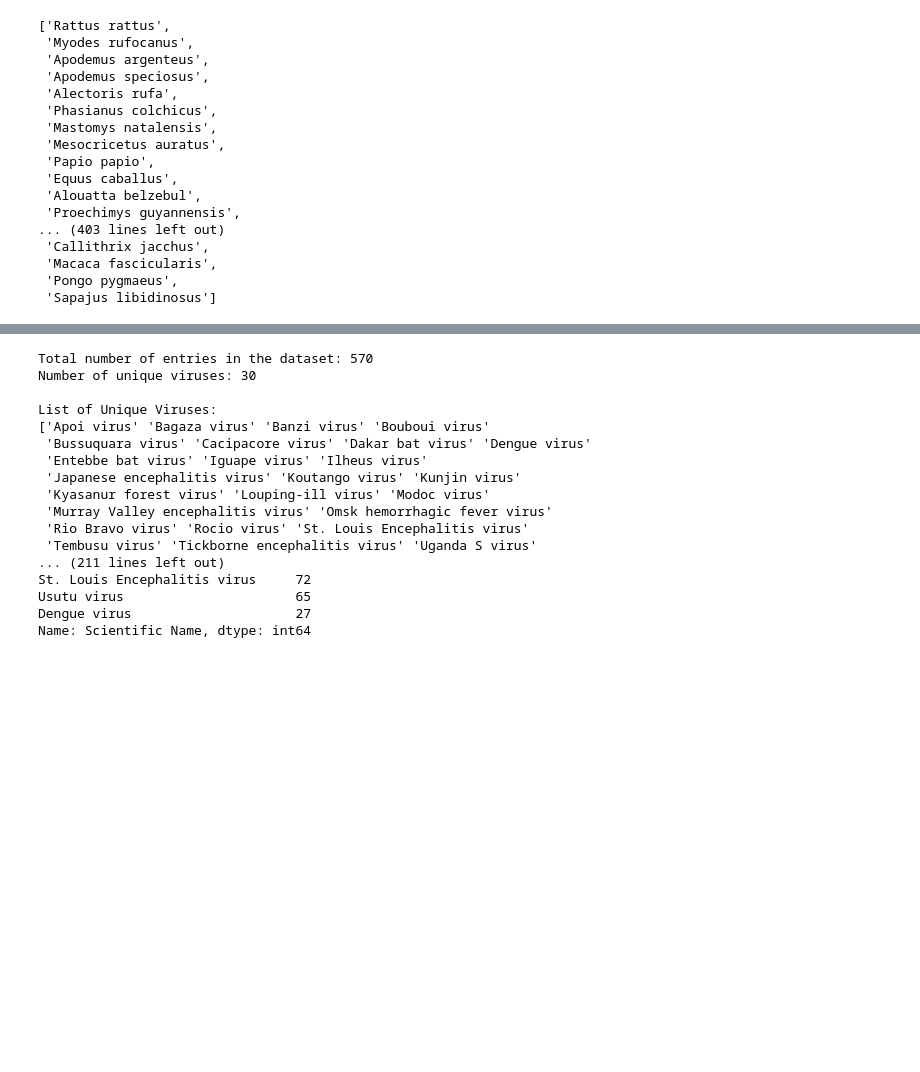
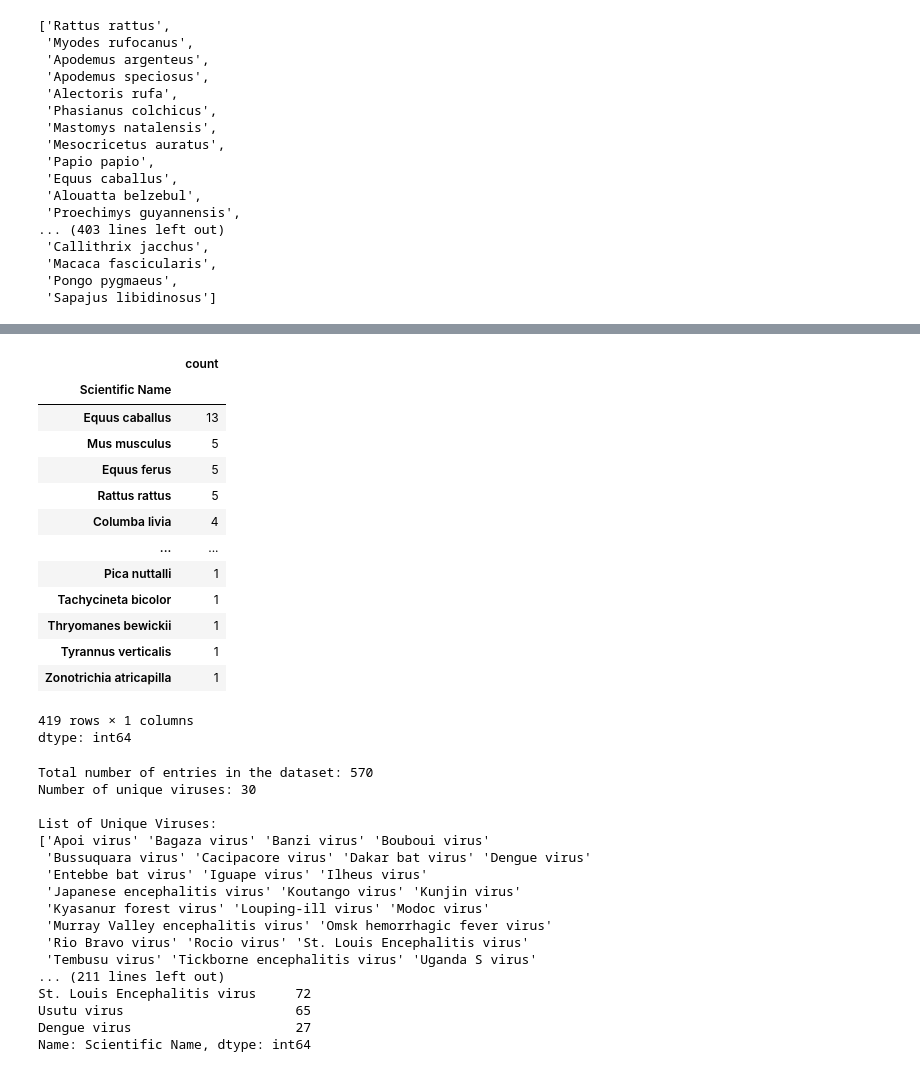
Before and after one commit to aecrofton/MPM_200_Crofton, a Jupyter notebook: Data/Session 9/assignment_9_database_management.ipynb, the cells around one changed output, grey strips where cells are left out. Cells and saved outputs as stored; diff of their text form; code cells hidden in the pictures; blank space fills up the shorter version.

```diff
--- a/Data/Session 9/assignment_9_database_management.ipynb
+++ b/Data/Session 9/assignment_9_database_management.ipynb
@@ -189,3 +213,23 @@ df['Scientific Name'].unique().tolist()
+# %%
+#9 Which host has the most number of viruses?
+df["Scientific Name"].value_counts()
+#Equus caballus has the greatest number of viruses (13).
+# %% [output]
+|  | count |
+| Scientific Name |  |
+| Equus caballus | 13 |
+| Mus musculus | 5 |
+| Equus ferus | 5 |
+| Rattus rattus | 5 |
+| Columba livia | 4 |
+| ... | ... |
+| Pica nuttalli | 1 |
+| Tachycineta bicolor | 1 |
+| Thryomanes bewickii | 1 |
+| Tyrannus verticalis | 1 |
+| Zonotrichia atricapilla | 1 |
+419 rows × 1 columns
+dtype: int64
 # %%
 # Exploring Virus and Species Diversity in the Dataset
 
```
Also changed, not shown: parts of 1 cell of this notebook.
